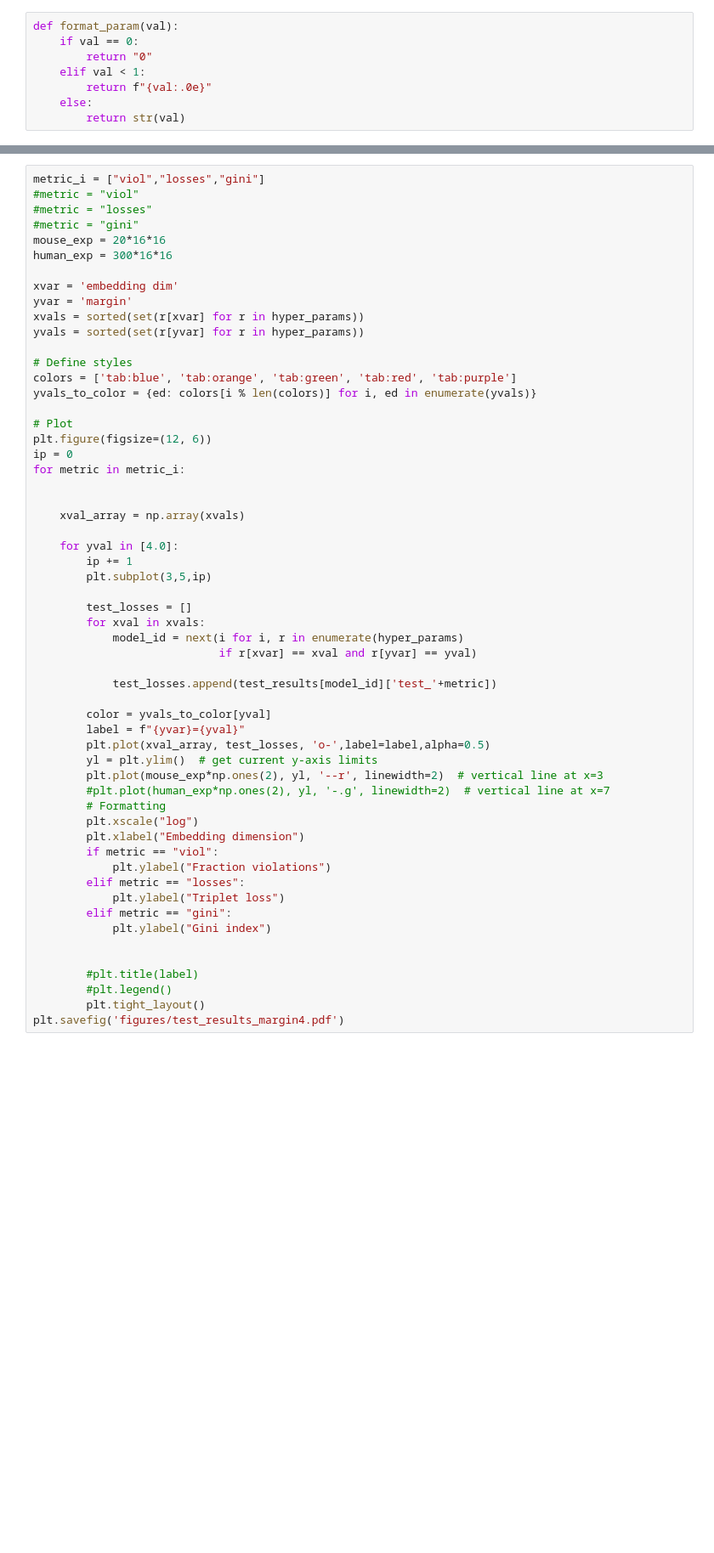
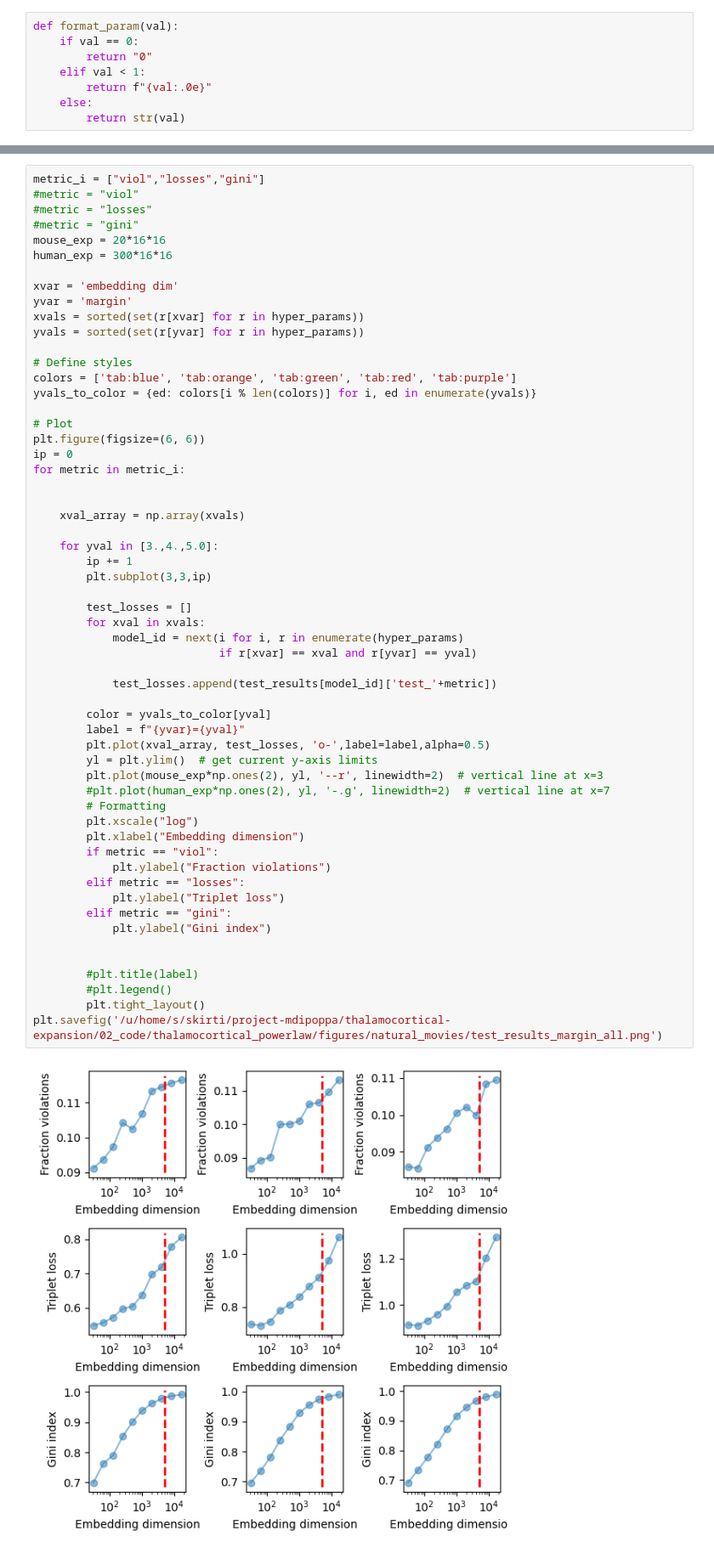
Before and after one commit to MarioDipoppa/thalamocortical_powerlaw, a Jupyter notebook: old/03_movies_linear_training.ipynb, the cells around one changed output, grey strips where cells are left out. Shown at 85% size. Cells and saved outputs as stored; diff of their text form; blank space fills up the shorter version.

```diff
--- a/old/03_movies_linear_training.ipynb
+++ b/old/03_movies_linear_training.ipynb
@@ -884,44 +929,46 @@ colors = ['tab:blue', 'tab:orange', 'tab:green', 'tab:red', 'tab:purple']
 yvals_to_color = {ed: colors[i % len(colors)] for i, ed in enumerate(yvals)}
 
 # Plot
-plt.figure(figsize=(12, 6))
+plt.figure(figsize=(6, 6))
 ip = 0
 for metric in metric_i:
 
 
     xval_array = np.array(xvals)
 
-    for yval in [4.0]:
+    for yval in [3.,4.,5.0]:
         ip += 1
-        plt.subplot(3,5,ip)
+        plt.subplot(3,3,ip)
 
         test_losses = []
         for xval in xvals:
             model_id = next(i for i, r in enumerate(hyper_params)
                             if r[xvar] == xval and r[yvar] == yval)
 
             test_losses.append(test_results[model_id]['test_'+metric])
 
         color = yvals_to_color[yval]
         label = f"{yvar}={yval}"
         plt.plot(xval_array, test_losses, 'o-',label=label,alpha=0.5)
         yl = plt.ylim()  # get current y-axis limits
         plt.plot(mouse_exp*np.ones(2), yl, '--r', linewidth=2)  # vertical line at x=3
         #plt.plot(human_exp*np.ones(2), yl, '-.g', linewidth=2)  # vertical line at x=7
         # Formatting
         plt.xscale("log")
         plt.xlabel("Embedding dimension")
         if metric == "viol":
             plt.ylabel("Fraction violations")
         elif metric == "losses":
             plt.ylabel("Triplet loss")
         elif metric == "gini":
             plt.ylabel("Gini index")
 
 
         #plt.title(label)
         #plt.legend()
         plt.tight_layout()
-plt.savefig('figures/test_results_margin4.pdf')
+plt.savefig('/u/home/s/skirti/project-mdipoppa/thalamocortical-expansion/02_code/thalamocortical_powerlaw/figures/natural_movies/test_results_margin_all.png')
+# %% [output]
+[figure, added]
 # %%
 mouse_exp
```
Also changed, not shown: parts of 15 cells of this notebook, 3 other files.
